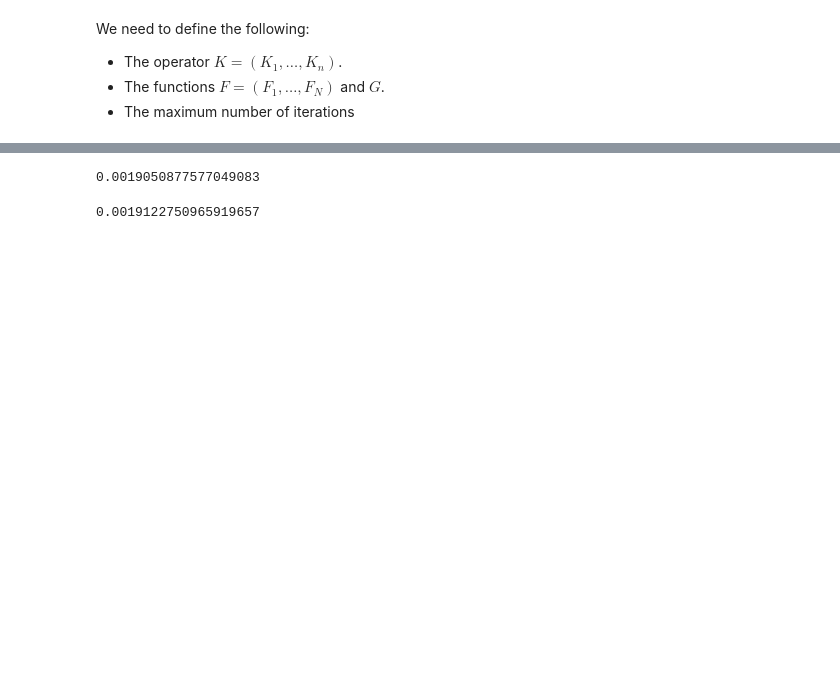
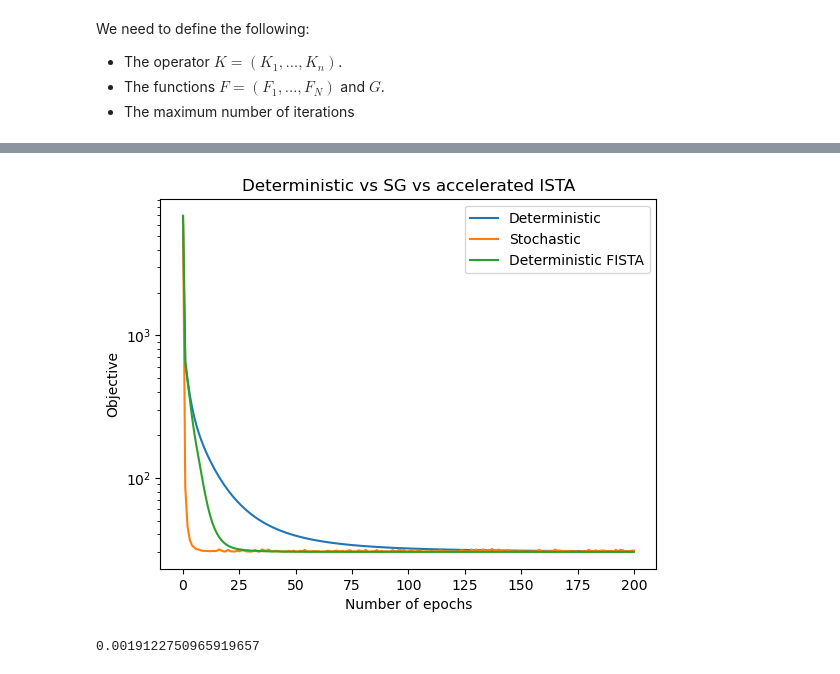
Before and after one commit to MargaretDuff/cil_test_notebooks, a Jupyter notebook: stochastic_gradients/test_SGD.ipynb, the cells around one changed output, grey strips where cells are left out. Saved outputs shown, nothing was run; the diff lists cells and outputs as text; code cells hidden in the pictures; blank space fills up the shorter version.

```diff
--- a/stochastic_gradients/test_SGD.ipynb
+++ b/stochastic_gradients/test_SGD.ipynb
@@ -192,12 +225,13 @@ Stop criterion has been reached.
 # %%
+
 alpha = 0.003
 G = (alpha/ig2D.voxel_size_x) * FGP_TV(max_iteration = 100, device="gpu")
 initial = ig2D.allocate(0)
 F_FISTA = LeastSquares(A, b = data, c = 0.5)
 step_size_fista = 1./F_FISTA.L
 print(step_size_fista)
-fista = FISTA(initial = initial, f=F_FISTA, step_size = step_size_fista, g=G, update_objective_interval = 100,
-            max_iteration = 1000)
+fista = FISTA(initial = initial, f=F_FISTA, step_size = step_size_fista, g=G, update_objective_interval = 1,
+            max_iteration = num_epochs)
 fista.run(verbose=1)
 optimal = fista.solution
 show2D(fista.solution, cmap="inferno", origin="upper")
@@ -254,9 +289,17 @@ Stop criterion has been reached.
 <cil.utilities.display.show2D at 0x...>
+# %%
+plt.figure()
+plt.semilogy(range(0, num_epochs+1), ista.objective, label='Deterministic' )
+plt.semilogy(range(0, num_epochs+1), ista_SG.objective, label='Stochastic')
+plt.semilogy(range(0, num_epochs+1), fista.objective, label='Deterministic FISTA')
+plt.xlabel('Number of epochs')
+plt.ylabel('Objective')
+plt.title('Deterministic vs SG vs accelerated ISTA')
+plt.legend()
+plt.show()
+# %% [output]
+[figure, added]
 # %%
-print(step_size_fista_SG)
+print(step_size_ista)
 # %% [output]
-0.0019050877577049083
+0.0019122750965919657
-# %%
-print(step_size_fista)
-# %% [output]
-0.0019122750965919657
```
Also changed, not shown: parts of 7 cells of this notebook.
